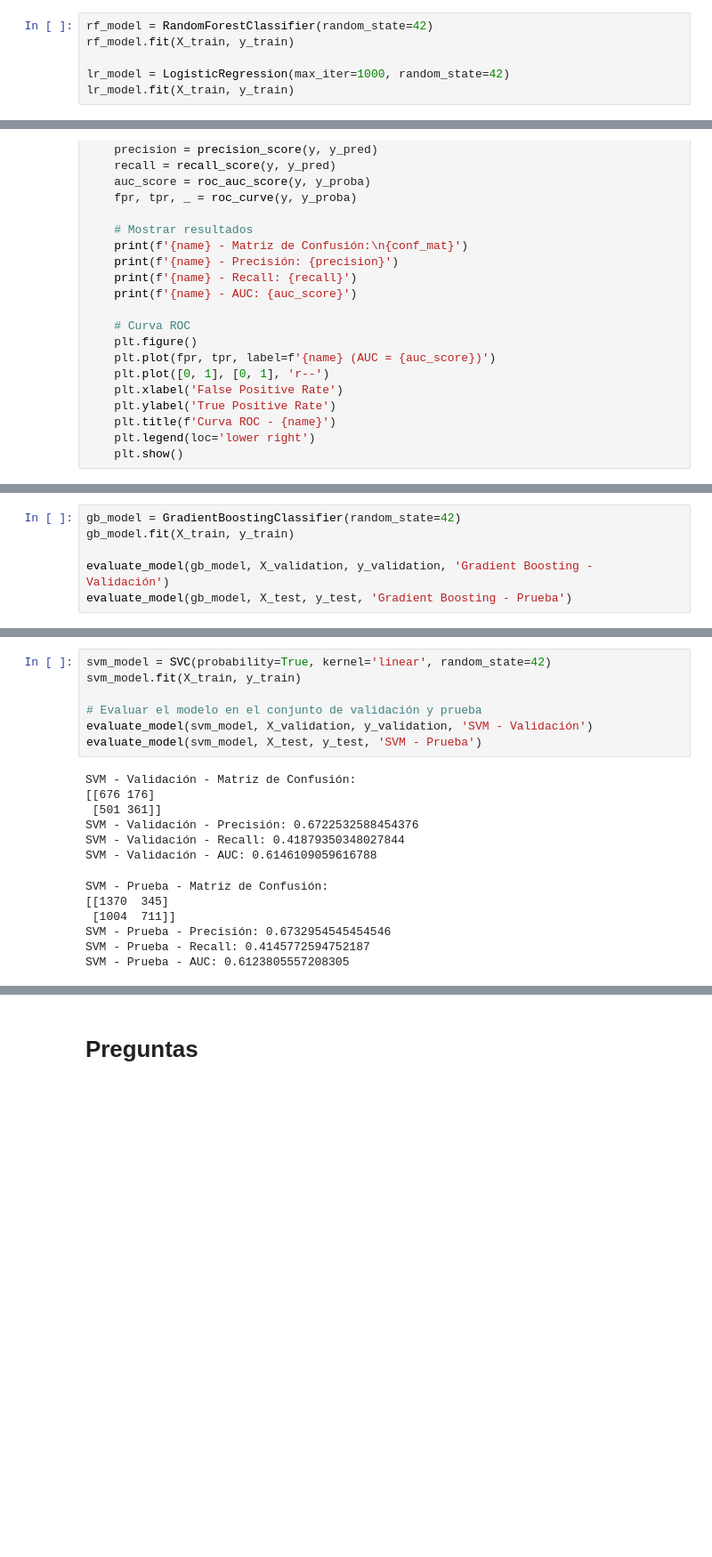
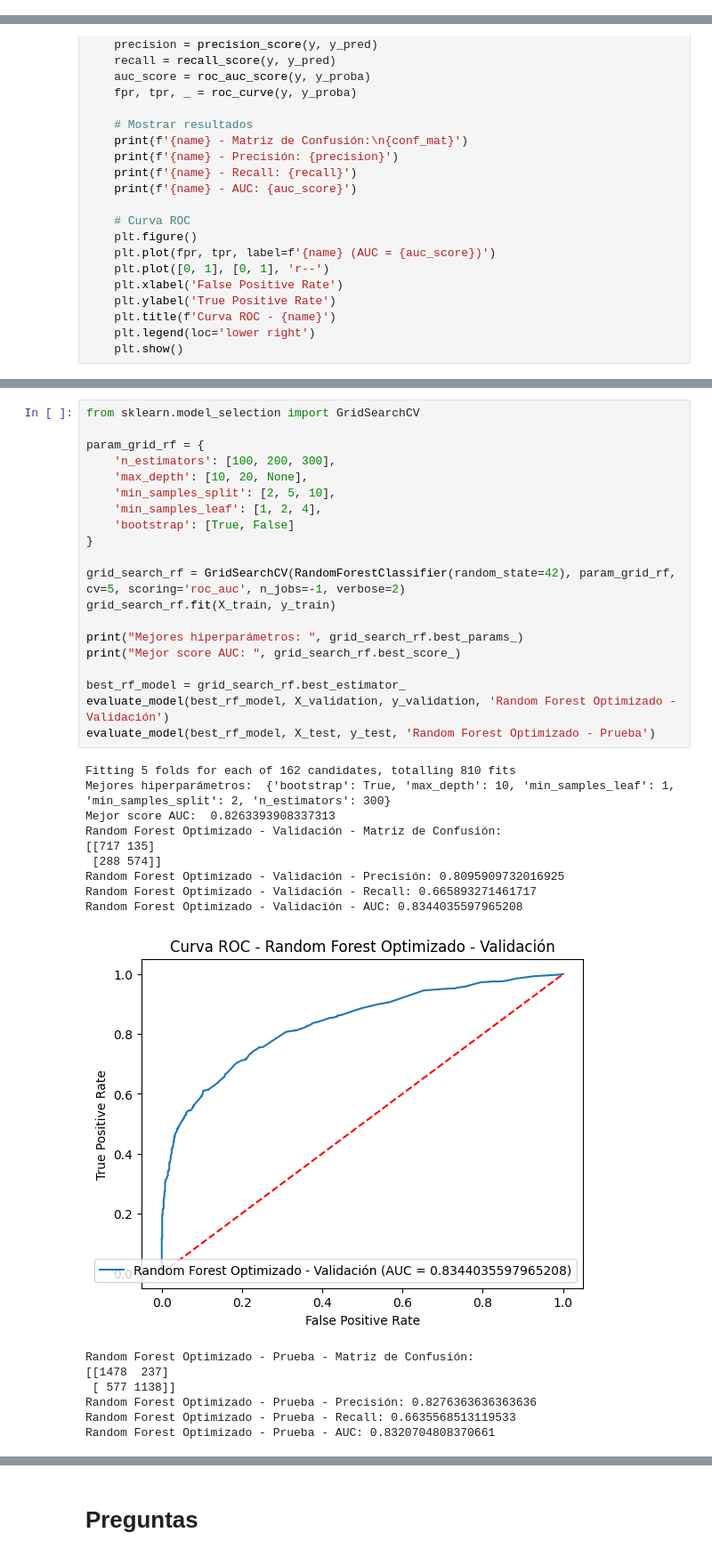
Before and after one commit to MaJu502/lab1_deteccionPishing, a Jupyter notebook: deteccion_pishing.ipynb, the cells around one changed output, grey strips where cells are left out. Shown at 89% size. Drawn from its saved outputs; the diff is of its cells as text; blank space fills up the shorter version.

```diff
--- a/deteccion_pishing.ipynb
+++ b/deteccion_pishing.ipynb
@@ -261,9 +392,3 @@ X_validation = validation_df.drop('status', axis=1)
 y_validation = validation_df['status']
 X_test = test_df.drop('status', axis=1)
 y_test = test_df['status']
-# %%
-rf_model = RandomForestClassifier(random_state=42)
-rf_model.fit(X_train, y_train)
-
-lr_model = LogisticRegression(max_iter=1000, random_state=42)
-lr_model.fit(X_train, y_train)
@@ -330,6 +421,0 @@ Regresión Logística - Prueba - AUC: 0.660565750665114
-# %%
-gb_model = GradientBoostingClassifier(random_state=42)
-gb_model.fit(X_train, y_train)
-
-evaluate_model(gb_model, X_validation, y_validation, 'Gradient Boosting - Validación')
-evaluate_model(gb_model, X_test, y_test, 'Gradient Boosting - Prueba')
@@ -349,20 +422,37 @@ Gradient Boosting - Prueba - AUC: 0.6897654888694337
-# %%
-svm_model = SVC(probability=True, kernel='linear', random_state=42)
-svm_model.fit(X_train, y_train)
-
-# Evaluar el modelo en el conjunto de validación y prueba
-evaluate_model(svm_model, X_validation, y_validation, 'SVM - Validación')
-evaluate_model(svm_model, X_test, y_test, 'SVM - Prueba')
-# %% [output]
-SVM - Validación - Matriz de Confusión:
-[[676 176]
- [501 361]]
-SVM - Validación - Precisión: 0.6722532588454376
-SVM - Validación - Recall: 0.41879350348027844
-SVM - Validación - AUC: 0.6146109059616788
-SVM - Prueba - Matriz de Confusión:
-[[1370  345]
- [1004  711]]
-SVM - Prueba - Precisión: 0.6732954545454546
-SVM - Prueba - Recall: 0.4145772594752187
-SVM - Prueba - AUC: 0.6123805557208305
+# %%
+from sklearn.model_selection import GridSearchCV
+
+param_grid_rf = {
+    'n_estimators': [100, 200, 300],
+    'max_depth': [10, 20, None],
+    'min_samples_split': [2, 5, 10],
+    'min_samples_leaf': [1, 2, 4],
+    'bootstrap': [True, False]
+}
+
+grid_search_rf = GridSearchCV(RandomForestClassifier(random_state=42), param_grid_rf, cv=5, scoring='roc_auc', n_jobs=-1, verbose=2)
+grid_search_rf.fit(X_train, y_train)
+
+print("Mejores hiperparámetros: ", grid_search_rf.best_params_)
+print("Mejor score AUC: ", grid_search_rf.best_score_)
+
+best_rf_model = grid_search_rf.best_estimator_
+evaluate_model(best_rf_model, X_validation, y_validation, 'Random Forest Optimizado - Validación')
+evaluate_model(best_rf_model, X_test, y_test, 'Random Forest Optimizado - Prueba')
+# %% [output]
+Fitting 5 folds for each of 162 candidates, totalling 810 fits
+Mejores hiperparámetros:  {'bootstrap': True, 'max_depth': 10, 'min_samples_leaf': 1, 'min_samples_split': 2, 'n_estimators': 300}
+Mejor score AUC:  0.8263393908337313
+Random Forest Optimizado - Validación - Matriz de Confusión:
+[[717 135]
+ [288 574]]
+Random Forest Optimizado - Validación - Precisión: 0.8095909732016925
+Random Forest Optimizado - Validación - Recall: 0.665893271461717
+Random Forest Optimizado - Validación - AUC: 0.8344035597965208
+[figure, added]
+Random Forest Optimizado - Prueba - Matriz de Confusión:
+[[1478  237]
+ [ 577 1138]]
+Random Forest Optimizado - Prueba - Precisión: 0.8276363636363636
+Random Forest Optimizado - Prueba - Recall: 0.6635568513119533
+Random Forest Optimizado - Prueba - AUC: 0.8320704808370661
```
Also changed, not shown: parts of 27 cells of this notebook, 4 other files.
